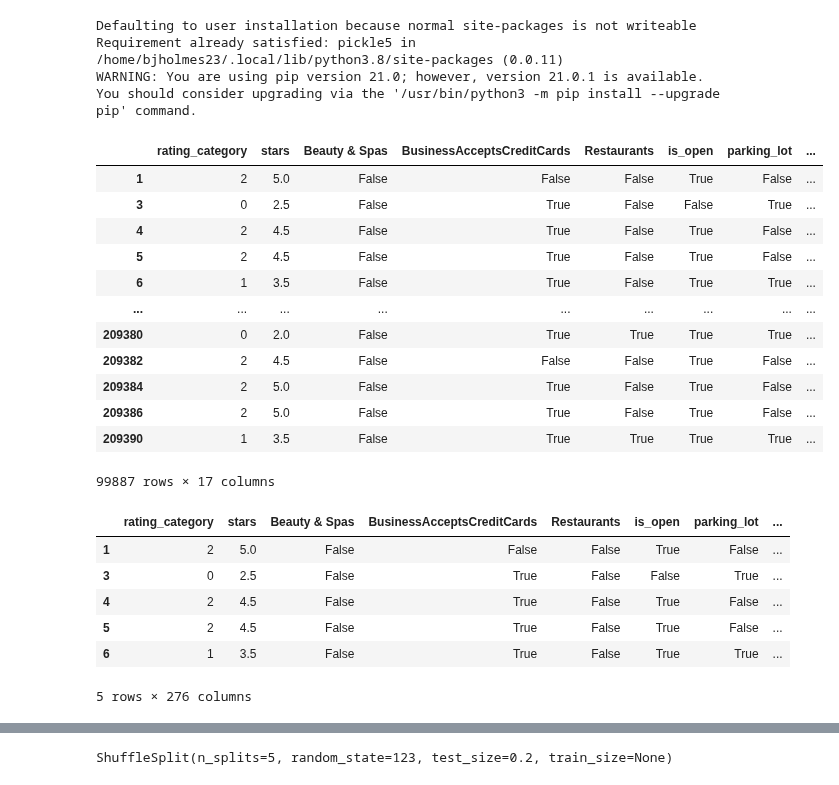
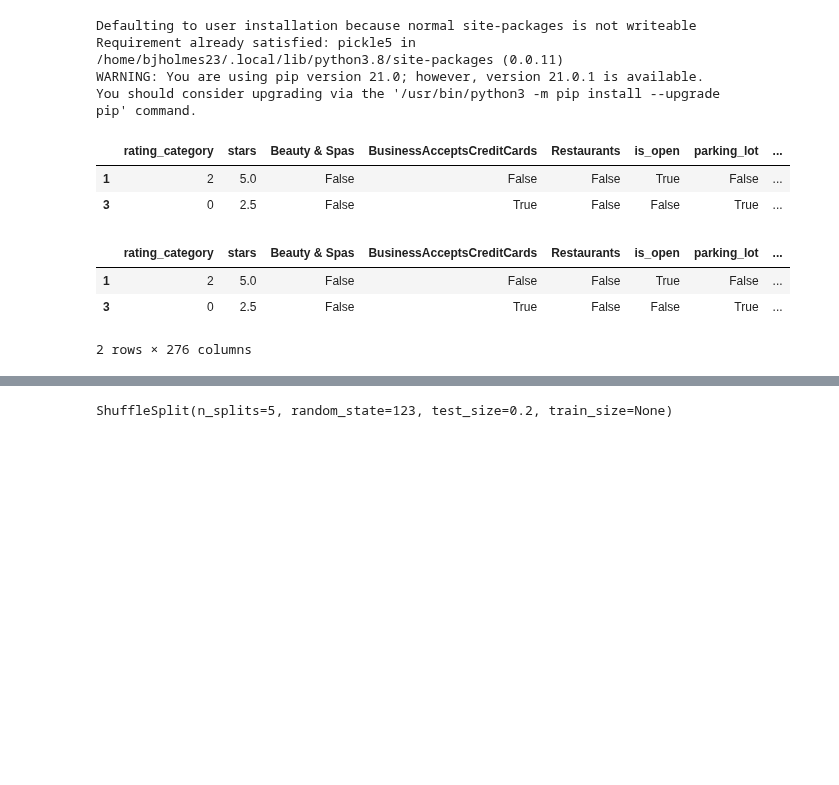
Before and after one commit to rchannewiser/MSDS-machine-learning1-team5, a Jupyter notebook: team5_lab2.ipynb, the cells around one changed output, grey strips where cells are left out. Drawn from its saved outputs; the diff is of its cells as text; code cells hidden in the pictures; blank space fills up the shorter version.

```diff
--- a/team5_lab2.ipynb
+++ b/team5_lab2.ipynb
@@ -41,21 +41,11 @@ Requirement already satisfied: pickle5 in /home/bjholmes23/.local/lib/python3.8/
 WARNING: You are using pip version 21.0; however, version 21.0.1 is available.
 You should consider upgrading via the '/usr/bin/python3 -m pip install --upgrade pip' command.
 # %%
-df_business_eda
+df_business_eda.head(2)
 # %% [output]
 |  | rating_category | stars | Beauty & Spas | BusinessAcceptsCreditCards | Restaurants | is_open | parking_lot | ... |
 | 1 | 2 | 5.0 | False | False | False | True | False | ... |
 | 3 | 0 | 2.5 | False | True | False | False | True | ... |
-| 4 | 2 | 4.5 | False | True | False | True | False | ... |
-| 5 | 2 | 4.5 | False | True | False | True | False | ... |
-| 6 | 1 | 3.5 | False | True | False | True | True | ... |
-| ... | ... | ... | ... | ... | ... | ... | ... | ... |
-| 209380 | 0 | 2.0 | False | True | True | True | True | ... |
-| 209382 | 2 | 4.5 | False | False | False | True | False | ... |
-| 209384 | 2 | 5.0 | False | True | False | True | False | ... |
-| 209386 | 2 | 5.0 | False | True | False | True | False | ... |
-| 209390 | 1 | 3.5 | False | True | True | True | True | ... |
-99887 rows × 17 columns
 # %%
 categorical_cols=df_business_eda.select_dtypes(include=['object']).columns
 
@@ -73,15 +63,12 @@ for col in categorical_cols:
         )
 
 df_business_hot=df_business_hot.fillna(False)
-df_business_hot.head()
+df_business_hot.head(2)
 # %% [output]
 |  | rating_category | stars | Beauty & Spas | BusinessAcceptsCreditCards | Restaurants | is_open | parking_lot | ... |
 | 1 | 2 | 5.0 | False | False | False | True | False | ... |
 | 3 | 0 | 2.5 | False | True | False | False | True | ... |
-| 4 | 2 | 4.5 | False | True | False | True | False | ... |
-| 5 | 2 | 4.5 | False | True | False | True | False | ... |
-| 6 | 1 | 3.5 | False | True | False | True | True | ... |
-5 rows × 276 columns
+2 rows × 276 columns
 # %%
 df_business_hot["above_average"] = ny.where(df_business_hot["stars"] > 3.5, 0, 1)
 y=df_business_hot.rating_category
```
Also changed, not shown: parts of 31 cells of this notebook.
